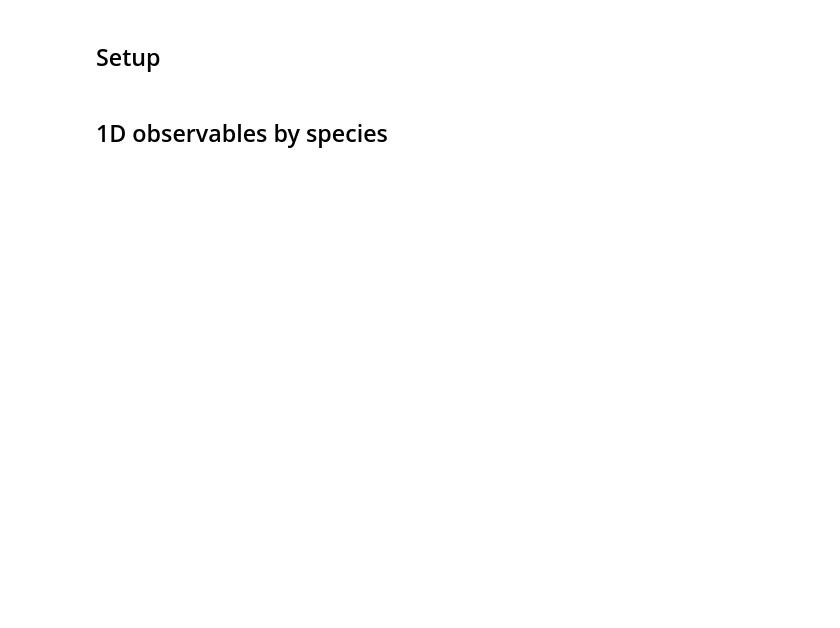
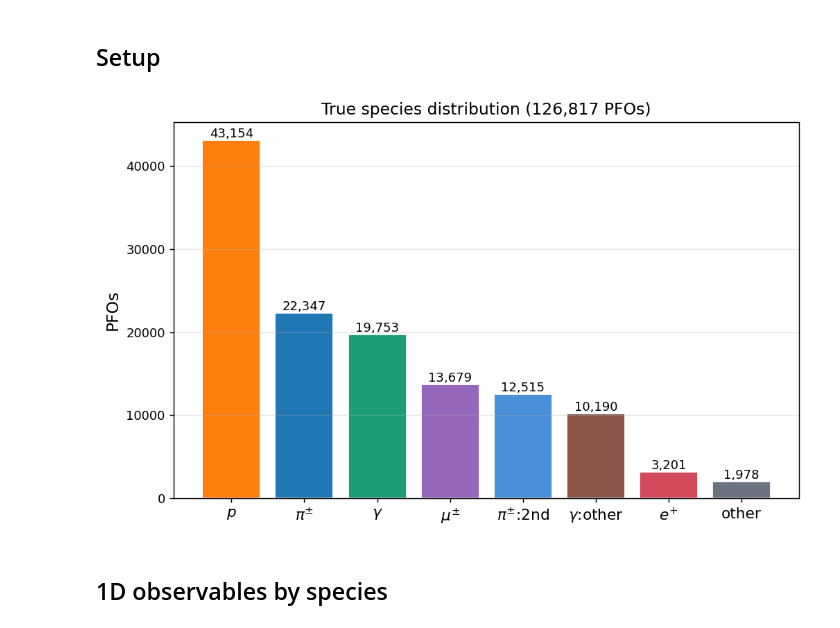
Before and after one commit to Will-Fahie/PDSP-pion-classification, a Jupyter notebook: notebooks/analysis/plot-observables.ipynb, the cells around one changed output. Cells and saved outputs as stored; diff of their text form; code cells hidden in the pictures; blank space fills up the shorter version.

```diff
--- a/notebooks/analysis/plot-observables.ipynb
+++ b/notebooks/analysis/plot-observables.ipynb
@@ -17,6 +18,27 @@ Ntot = len(tracks)
 
 PLOTS_DIR = PROJECT_ROOT / "plots" / "plot-observables"
 PLOTS_DIR.mkdir(parents=True, exist_ok=True)
+# %%
+
+counts = Counter(species_label(t) for t in tracks)
+ordered = sorted(SPECIES_ALL, key=lambda sp: -counts[sp])
+
+fig, ax = plt.subplots(figsize=(8, 5), dpi=130)
+bars = ax.bar(range(len(ordered)), [counts[sp] for sp in ordered],
+              color=[SPECIES_COLORS[sp] for sp in ordered], edgecolor='white')
+ax.set_xticks(range(len(ordered)))
+ax.set_xticklabels(ordered, fontsize=12)
+ax.set_ylabel('PFOs', fontsize=13)
+ax.set_title(f'True species distribution ({sum(counts.values()):,} PFOs)', fontsize=13)
+ax.grid(axis='y', alpha=0.3)
+for bar, sp in zip(bars, ordered):
+    ax.text(bar.get_x() + bar.get_width()/2, bar.get_height(),
+            f'{counts[sp]:,}', ha='center', va='bottom', fontsize=10)
+plt.tight_layout()
+plt.savefig(PLOTS_DIR / "species_distribution.pdf", bbox_inches='tight')
+plt.show()
+# %% [output]
+[figure, added]
 # %% [markdown]
 ## 1D observables by species
 # %%
```
Also changed, not shown: parts of 3 cells of this notebook, 7 other files.
